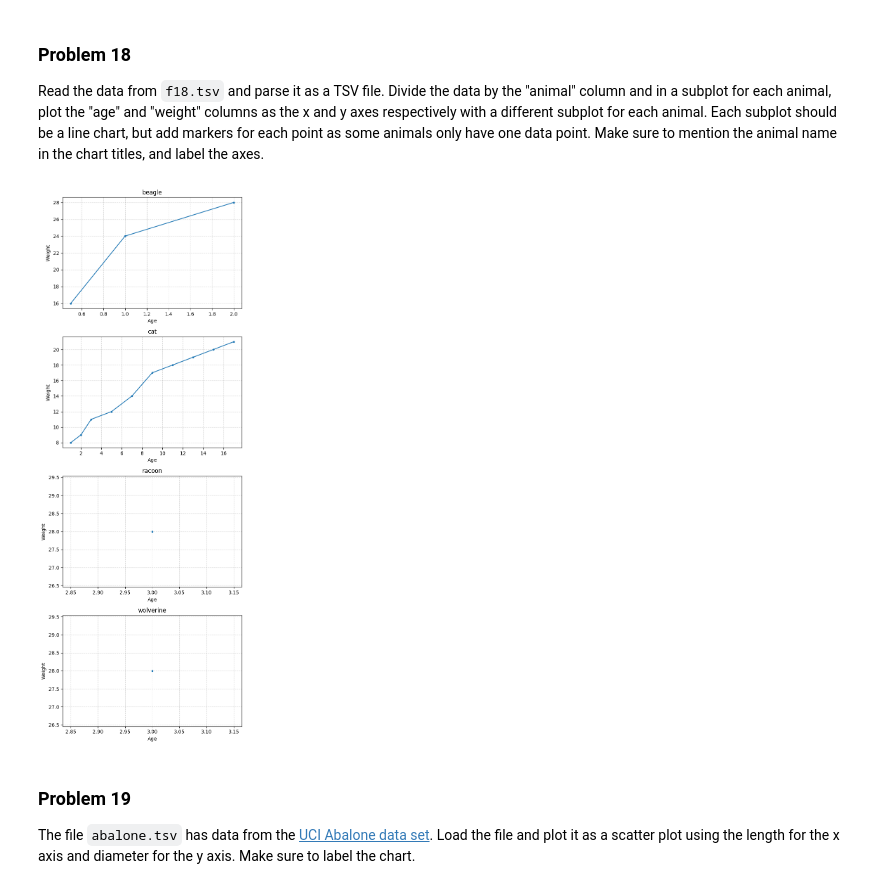
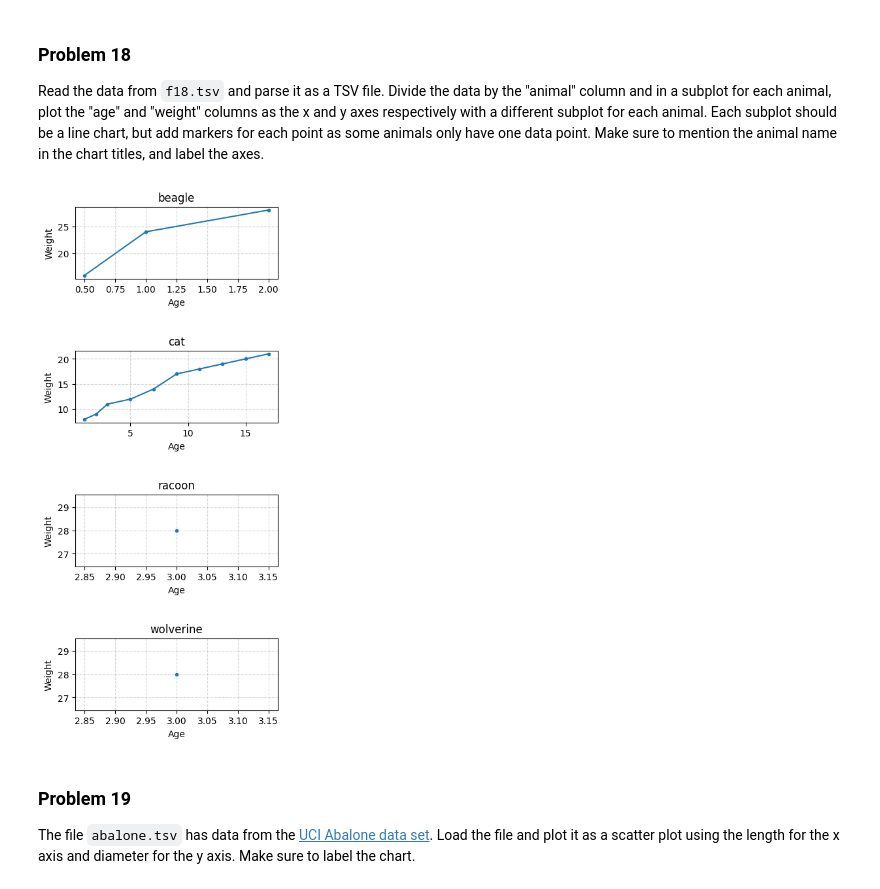
Before and after one commit to echung-3/dx602-homework-05, a Jupyter notebook: homework.ipynb, the cells around one changed output. Drawn from its saved outputs; the diff is of its cells as text; code cells hidden in the pictures.

```diff
--- a/homework.ipynb
+++ b/homework.ipynb
@@ -456,27 +456,26 @@ Make sure to mention the animal name in the chart titles, and label the axes.
 # %%
 # YOUR CHANGES HERE
 import pandas as pd
 
 df = pd.read_csv ("f18.tsv", sep = "\t")
 
 animals = df["animal"].unique()
 num_animals = len (animals)
 
-plt.figure(figsize=(6, 4 * num_animals))
+plt.figure(figsize=(4, 10))
 
 for i, animal in enumerate(animals):
     plt.subplot(num_animals, 1, i +1)
     animal_data = df[df["animal"] == animal].sort_values("age")
 
     plt.plot(animal_data["age"], animal_data["weight"], marker=".", linestyle="-")
     plt.title(f"{animal}")
     plt.xlabel("Age")
     plt.ylabel("Weight")
     plt.grid(True, linestyle="--", alpha=0.5)
-
-    plt.tight_layout()
+    plt.subplots_adjust (hspace = 1.0)
 # %% [output]
-[figure, old version]
+[figure, new version]
 # %% [markdown]
 ### Problem 19
 
```
